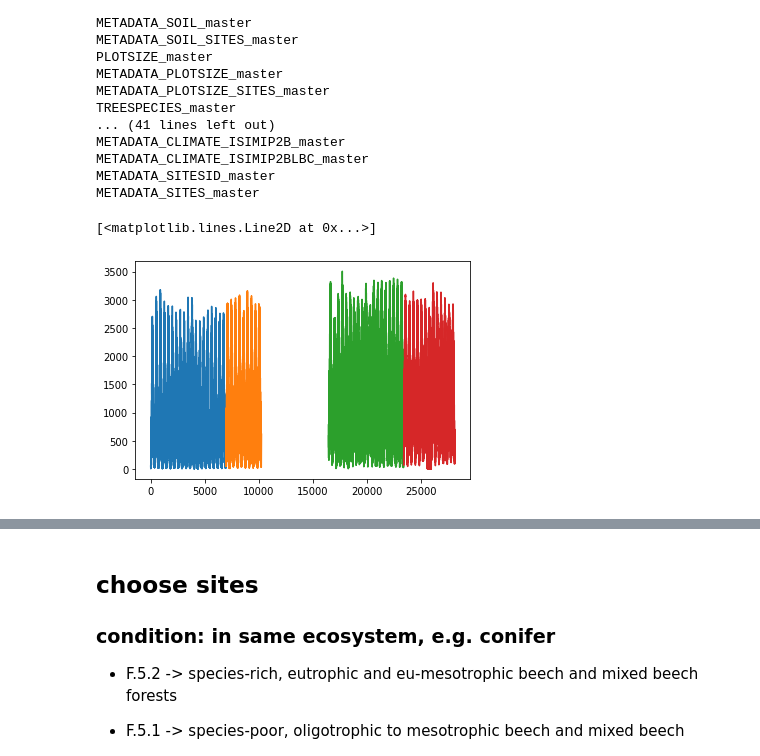
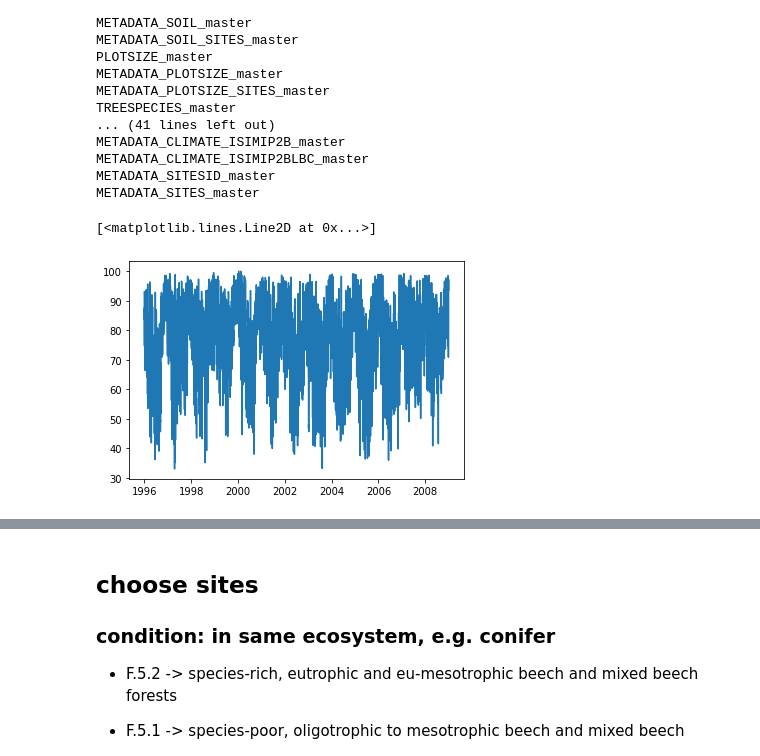
Before and after one commit to biometry/PiNNs, a Jupyter notebook: notebooks/data.ipynb, the cells around one changed output, grey strips where cells are left out. Cells and saved outputs as stored; diff of their text form; code cells hidden in the pictures.

```diff
--- a/notebooks/data.ipynb
+++ b/notebooks/data.ipynb
@@ -43,4 +45,6 @@ for running PRELES the following Data is needed:
 con = sqlite3.connect('C:/Users/Niklas/Desktop/Uni/M.Sc. Environmental Science/Thesis/physics_guided_nn/data/ProfoundData.sqlite')
 # %%
 #select data needed
-df = pd.read_sql_query('SELECT * FROM FLUX', con)
+#df = pd.read_sql_query('SELECT * FROM CLIMATE_LOCAL', con)
+#v = pd.read_sql_query('SELECT * FROM METEOROLOGICAL', con)
+et = pd.read_sql_query('SELECT * FROM ATMOSPHERICHEATCONDUCTION', con)
@@ -89,13 +85,12 @@ METADATA_SITES_master
 # %%
 #type(df)
 # select climate site hyytiala
 #df.info()
 
-
-plt.plot(df.loc[df['site_id']==12, 'rad_Jcm2day'])
-plt.plot(df.loc[df['site_id']==3, 'rad_Jcm2day'])
-plt.plot(df.loc[df['site_id']==5, 'rad_Jcm2day'])
-plt.plot(df.loc[df['site_id']==14, 'rad_Jcm2day'])
+plt.plot(pd.to_datetime(df.loc[df['site_id']==14, 'date']), df.loc[df['site_id']==14, 'relhum_percent'])
+#plt.plot(df.loc[df['site_id']==3, 'rad_Jcm2day'])
+#plt.plot(df.loc[df['site_id']==5, 'rad_Jcm2day'])
+#plt.plot(df.loc[df['site_id']==14, 'rad_Jcm2day'])
 # %% [output]
 [<matplotlib.lines.Line2D at 0x...>]
-[figure, old version]
+[figure, new version]
```
Also changed, not shown: parts of 4 cells of this notebook, 1 other file.
